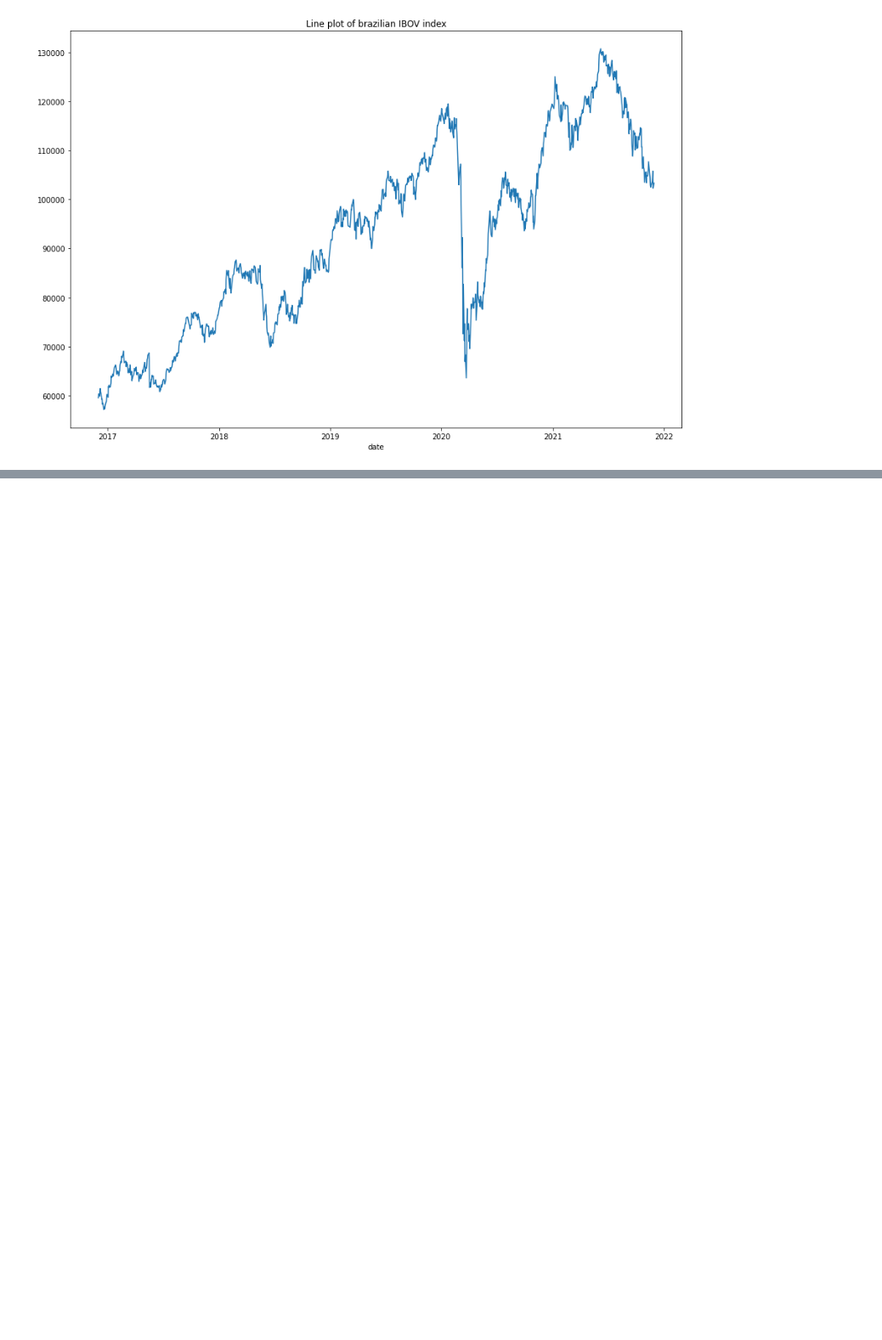
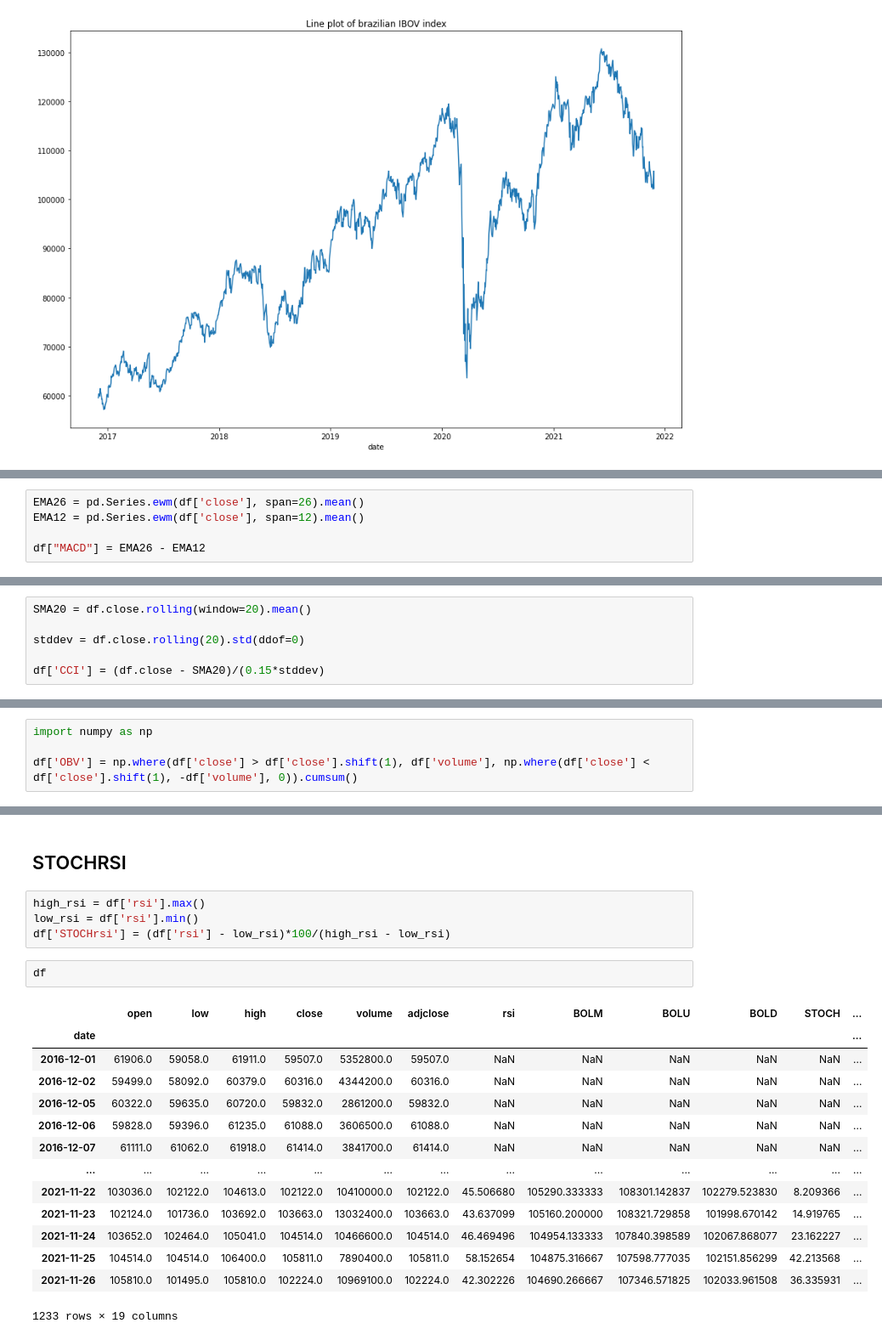
Before and after one commit to gabrieldapaz/ml-cin, a Jupyter notebook: database.ipynb, the cells around one changed output, grey strips where cells are left out. Shown at 85% size. Saved outputs shown, nothing was run; the diff lists cells and outputs as text; blank space fills up the shorter version.

```diff
--- a/database.ipynb
+++ b/database.ipynb
@@ -53,0 +182,5 @@ df.close.plot(kind="line", title = "Line plot of brazilian IBOV index", figsize=
+# %%
+EMA26 = pd.Series.ewm(df['close'], span=26).mean()
+EMA12 = pd.Series.ewm(df['close'], span=12).mean()
+
+df["MACD"] = EMA26 - EMA12
@@ -53,0 +205,6 @@ df.close.plot(kind="line", title = "Line plot of brazilian IBOV index", figsize=
+# %%
+SMA20 = df.close.rolling(window=20).mean()
+
+stddev = df.close.rolling(20).std(ddof=0)
+
+df['CCI'] = (df.close - SMA20)/(0.15*stddev)
@@ -53,0 +229,4 @@ df.close.plot(kind="line", title = "Line plot of brazilian IBOV index", figsize=
+# %%
+import numpy as np
+
+df['OBV'] = np.where(df['close'] > df['close'].shift(1), df['volume'], np.where(df['close'] < df['close'].shift(1), -df['volume'], 0)).cumsum()
@@ -53,0 +249,23 @@ df.close.plot(kind="line", title = "Line plot of brazilian IBOV index", figsize=
+# %% [markdown]
+## STOCHRSI
+# %%
+high_rsi = df['rsi'].max()
+low_rsi = df['rsi'].min()
+df['STOCHrsi'] = (df['rsi'] - low_rsi)*100/(high_rsi - low_rsi)
+# %%
+df
+# %% [output]
+|  | open | low | high | close | volume | adjclose | rsi | BOLM | BOLU | BOLD | STOCH | ... |
+| date |  |  |  |  |  |  |  |  |  |  |  | ... |
+| 2016-12-01 | 61906.0 | 59058.0 | 61911.0 | 59507.0 | 5352800.0 | 59507.0 | NaN | NaN | NaN | NaN | NaN | ... |
+| 2016-12-02 | 59499.0 | 58092.0 | 60379.0 | 60316.0 | 4344200.0 | 60316.0 | NaN | NaN | NaN | NaN | NaN | ... |
+| 2016-12-05 | 60322.0 | 59635.0 | 60720.0 | 59832.0 | 2861200.0 | 59832.0 | NaN | NaN | NaN | NaN | NaN | ... |
+| 2016-12-06 | 59828.0 | 59396.0 | 61235.0 | 61088.0 | 3606500.0 | 61088.0 | NaN | NaN | NaN | NaN | NaN | ... |
+| 2016-12-07 | 61111.0 | 61062.0 | 61918.0 | 61414.0 | 3841700.0 | 61414.0 | NaN | NaN | NaN | NaN | NaN | ... |
+| ... | ... | ... | ... | ... | ... | ... | ... | ... | ... | ... | ... | ... |
+| 2021-11-22 | 103036.0 | 102122.0 | 104613.0 | 102122.0 | 10410000.0 | 102122.0 | 45.506680 | 105290.333333 | 108301.142837 | 102279.523830 | 8.209366 | ... |
+| 2021-11-23 | 102124.0 | 101736.0 | 103692.0 | 103663.0 | 13032400.0 | 103663.0 | 43.637099 | 105160.200000 | 108321.729858 | 101998.670142 | 14.919765 | ... |
+| 2021-11-24 | 103652.0 | 102464.0 | 105041.0 | 104514.0 | 10466600.0 | 104514.0 | 46.469496 | 104954.133333 | 107840.398589 | 102067.868077 | 23.162227 | ... |
+| 2021-11-25 | 104514.0 | 104514.0 | 106400.0 | 105811.0 | 7890400.0 | 105811.0 | 58.152654 | 104875.316667 | 107598.777035 | 102151.856299 | 42.213568 | ... |
+| 2021-11-26 | 105810.0 | 101495.0 | 105810.0 | 102224.0 | 10969100.0 | 102224.0 | 42.302226 | 104690.266667 | 107346.571825 | 102033.961508 | 36.335931 | ... |
+1233 rows × 19 columns
```
Also changed, not shown: parts of 29 cells of this notebook.
